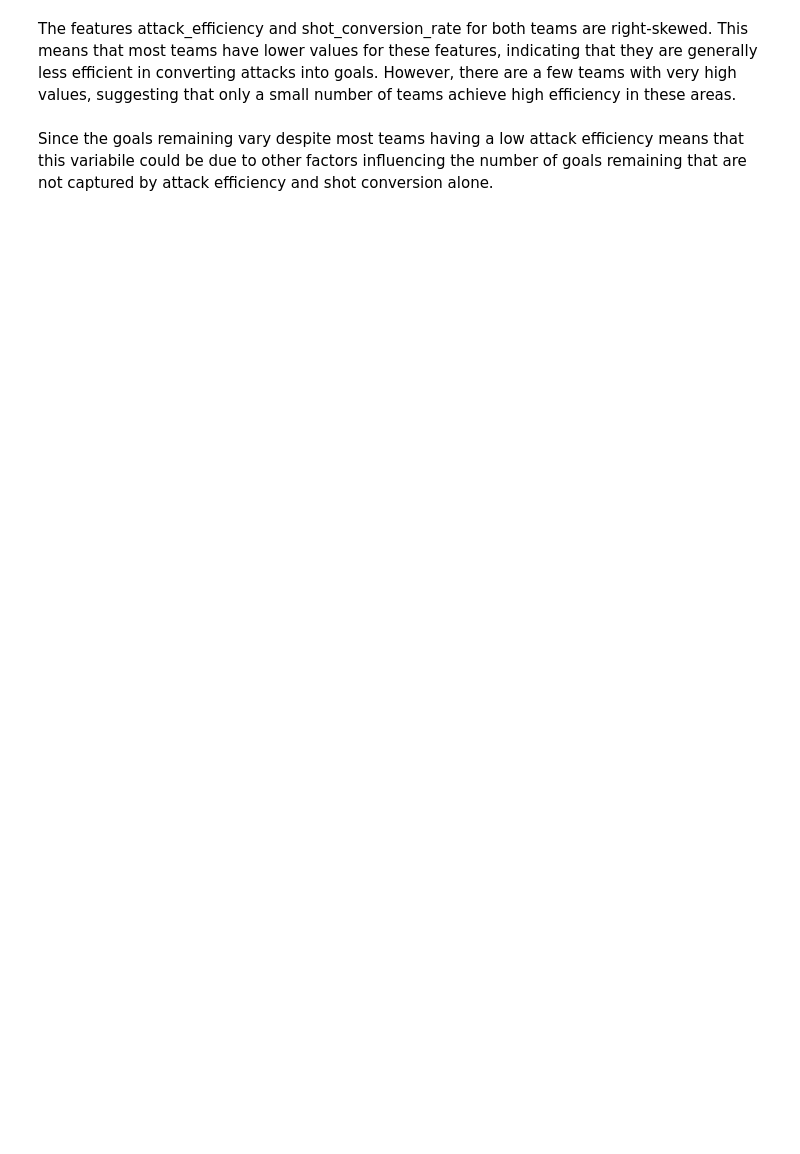
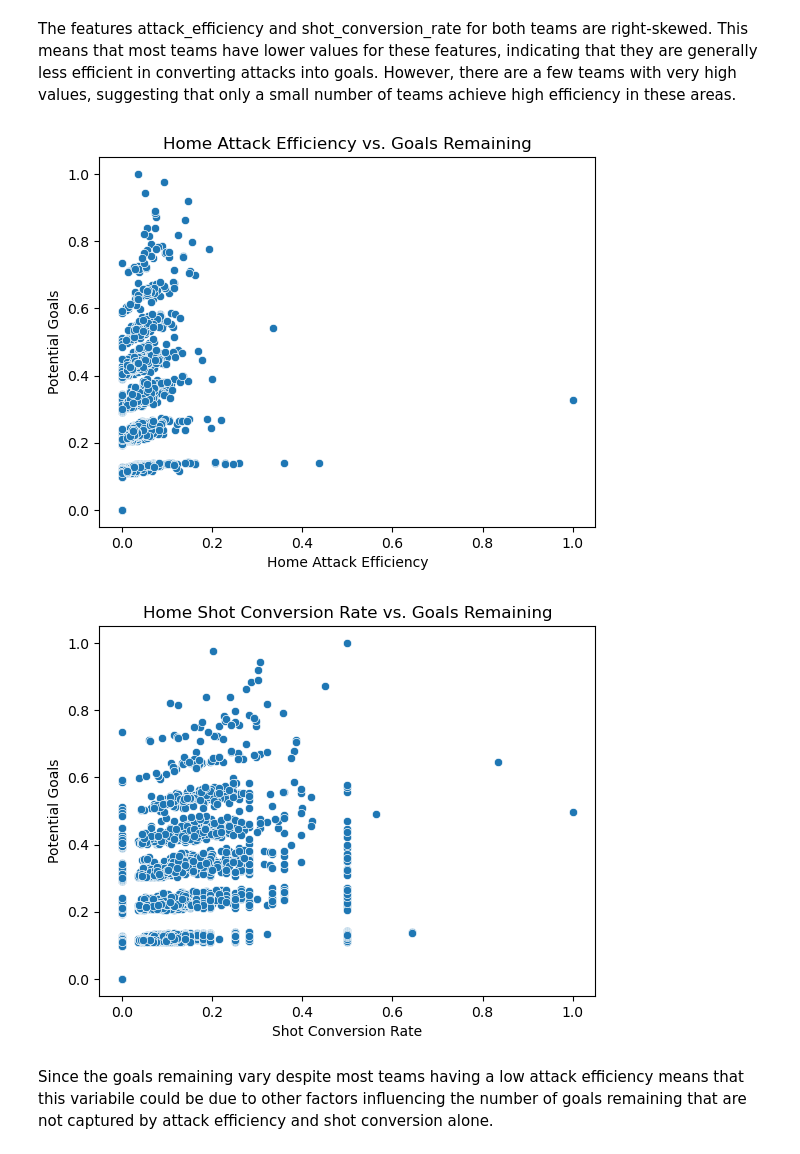
Before and after one commit to ReyObejero/2324-t3-stintsy-s11-g4-machine-project, a Jupyter notebook: STINTSY-S11-MP.ipynb, the cells around one changed output. Cells and saved outputs as stored; diff of their text form; code cells hidden in the pictures; blank space fills up the shorter version.

```diff
--- a/STINTSY-S11-MP.ipynb
+++ b/STINTSY-S11-MP.ipynb
@@ -429,17 +504,20 @@ plt.show()
 # %% [markdown]
 The features attack_efficiency and shot_conversion_rate for both teams are right-skewed. This means that most teams have lower values for these features, indicating that they are generally less efficient in converting attacks into goals. However, there are a few teams with very high values, suggesting that only a small number of teams achieve high efficiency in these areas.
 # %%
-sns.scatterplot(x='home_attack_efficiency', y='goals_remaining', data=sports)
+sns.scatterplot(x='home_attack_efficiency', y='potential_goals', data=sports)
 plt.title('Home Attack Efficiency vs. Goals Remaining')
 plt.xlabel('Home Attack Efficiency')
-plt.ylabel('Goals Remaining')
+plt.ylabel('Potential Goals')
 plt.show()
 
-sns.scatterplot(x='home_shot_conversion_rate', y='goals_remaining', data=sports)
+sns.scatterplot(x='home_shot_conversion_rate', y='potential_goals', data=sports)
 plt.title('Home Shot Conversion Rate vs. Goals Remaining')
 plt.xlabel('Shot Conversion Rate')
-plt.ylabel('Goals Remaining')
+plt.ylabel('Potential Goals')
 plt.show()
+# %% [output]
+[figure, added]
+[figure, added]
 # %% [markdown]
 Since the goals remaining vary despite most teams having a low attack efficiency means that this variabile could be due to other factors influencing the number of goals remaining that are not captured by attack efficiency and shot conversion alone.
 # %%
```
Also changed, not shown: parts of 34 cells of this notebook.
